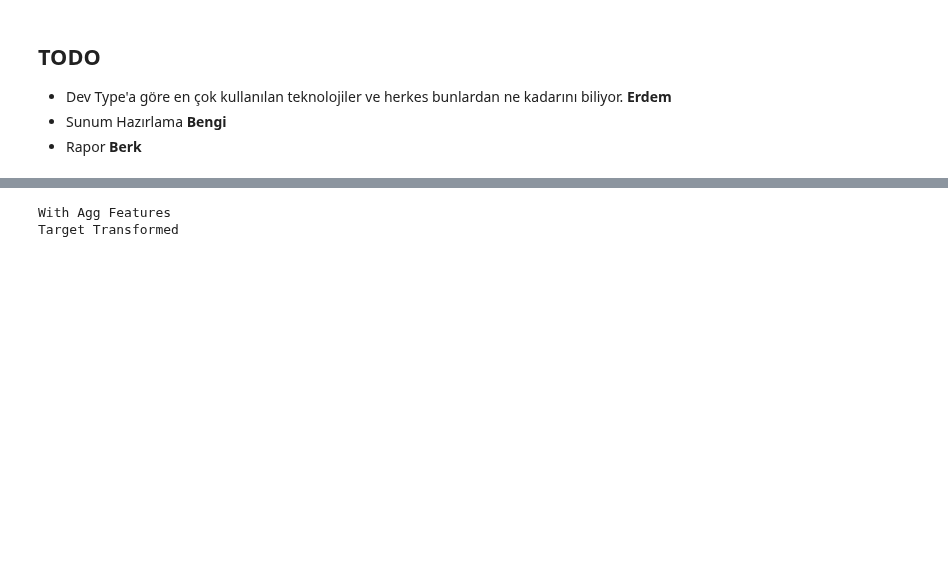
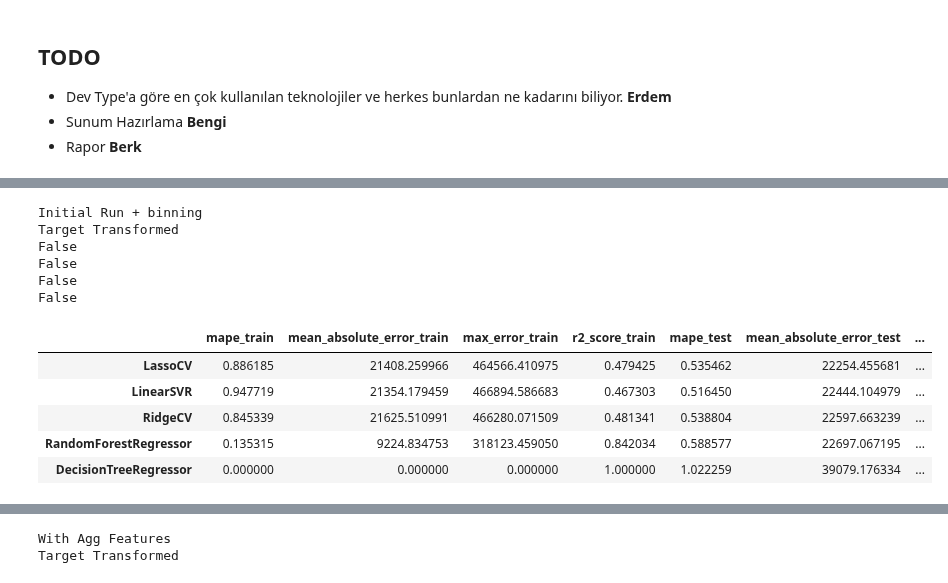
Before and after one commit to erdemsirel/ozu_data_science, a Jupyter notebook: DS 555 - Data Science & Strategy/ds555-project/notebooks/ds555_project-Modelling.ipynb, the cells around one changed output, grey strips where cells are left out. Drawn from its saved outputs; the diff is of its cells as text; code cells hidden in the pictures; blank space fills up the shorter version.

```diff
--- a/DS 555 - Data Science & Strategy/ds555-project/notebooks/ds555_project-Modelling.ipynb
+++ b/DS 555 - Data Science & Strategy/ds555-project/notebooks/ds555_project-Modelling.ipynb
@@ -512,4 +517,19 @@ Target Transformed
 # %%
-results = run(exclude_columns=None, name="Initial Run + remove high error features", transform_target=True)
+results = run(exclude_columns=None, name="Initial Run + binning",
+              transform_target=True,
+              columns_to_bin=["Age1stCode", "Age", "YearsCodePro", "YearsCode"])
 results
+# %% [output]
+Initial Run + binning
+Target Transformed
+False
+False
+False
+False
+|  | mape_train | mean_absolute_error_train | max_error_train | r2_score_train | mape_test | mean_absolute_error_test | ... |
+| LassoCV | 0.886185 | 21408.259966 | 464566.410975 | 0.479425 | 0.535462 | 22254.455681 | ... |
+| LinearSVR | 0.947719 | 21354.179459 | 466894.586683 | 0.467303 | 0.516450 | 22444.104979 | ... |
+| RidgeCV | 0.845339 | 21625.510991 | 466280.071509 | 0.481341 | 0.538804 | 22597.663239 | ... |
+| RandomForestRegressor | 0.135315 | 9224.834753 | 318123.459050 | 0.842034 | 0.588577 | 22697.067195 | ... |
+| DecisionTreeRegressor | 0.000000 | 0.000000 | 0.000000 | 1.000000 | 1.022259 | 39079.176334 | ... |
 # %%
```
Also changed, not shown: parts of 10 cells of this notebook.
